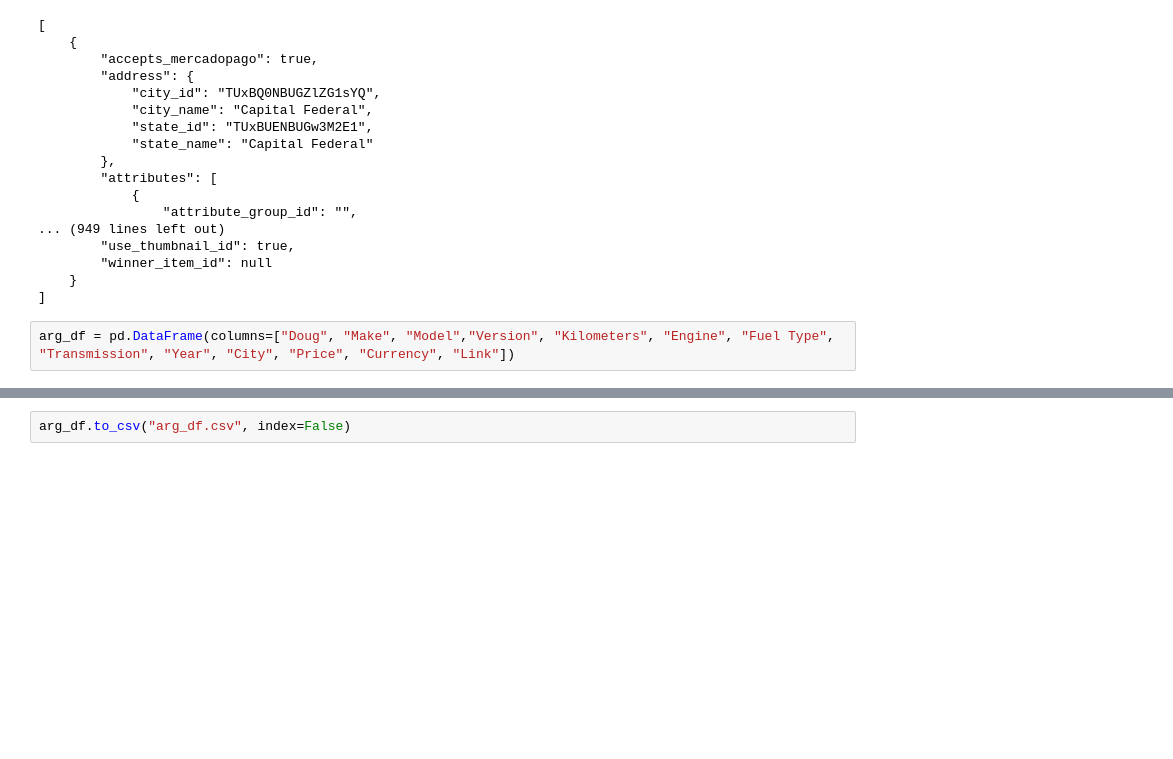
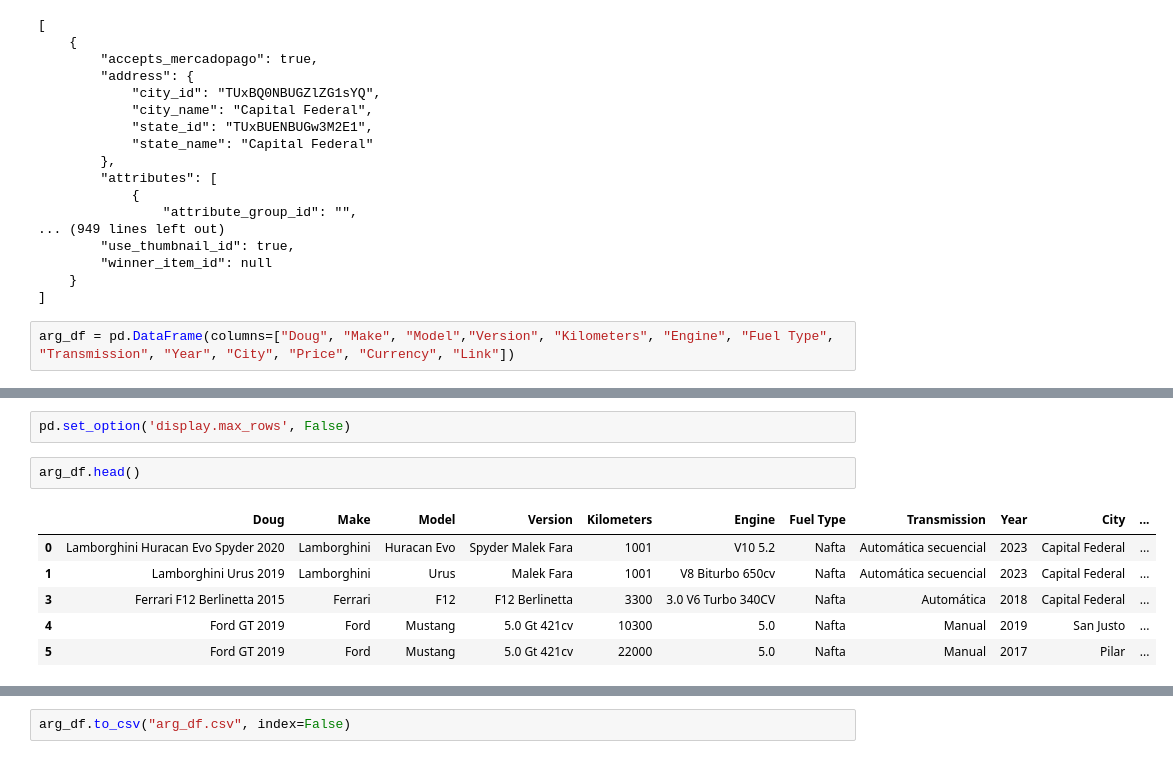
Before and after one commit to pedrofuentes79/CarDataAnalysis, a Jupyter notebook: doug.ipynb, the cells around one changed output, grey strips where cells are left out. Cells and saved outputs as stored; diff of their text form; blank space fills up the shorter version.

```diff
--- a/doug.ipynb
+++ b/doug.ipynb
@@ -147,0 +172,11 @@ Original:  BMW Isetta 1969
+# %%
+pd.set_option('display.max_rows', False)
+# %%
+arg_df.head()
+# %% [output]
+|  | Doug | Make | Model | Version | Kilometers | Engine | Fuel Type | Transmission | Year | City | ... |
+| 0 | Lamborghini Huracan Evo Spyder 2020 | Lamborghini | Huracan Evo | Spyder Malek Fara | 1001 | V10 5.2 | Nafta | Automática secuencial | 2023 | Capital Federal | ... |
+| 1 | Lamborghini Urus 2019 | Lamborghini | Urus | Malek Fara | 1001 | V8 Biturbo 650cv | Nafta | Automática secuencial | 2023 | Capital Federal | ... |
+| 3 | Ferrari F12 Berlinetta 2015 | Ferrari | F12 | F12 Berlinetta | 3300 | 3.0 V6 Turbo 340CV | Nafta | Automática | 2018 | Capital Federal | ... |
+| 4 | Ford GT 2019 | Ford | Mustang | 5.0 Gt 421cv | 10300 | 5.0 | Nafta | Manual | 2019 | San Justo | ... |
+| 5 | Ford GT 2019 | Ford | Mustang | 5.0 Gt 421cv | 22000 | 5.0 | Nafta | Manual | 2017 | Pilar | ... |
```
Also changed, not shown: parts of 11 cells of this notebook, 1 other file.
